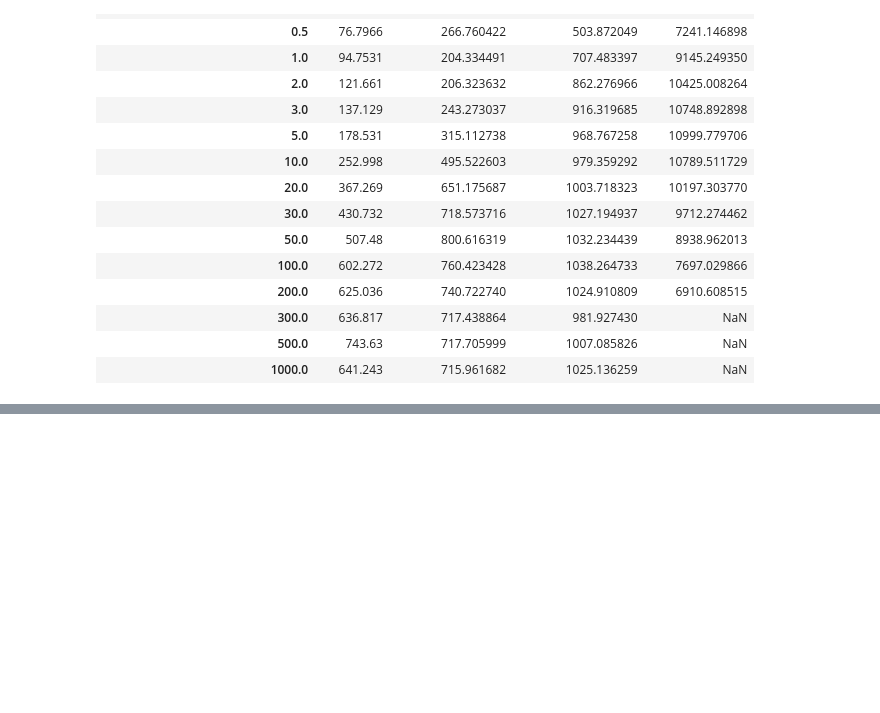
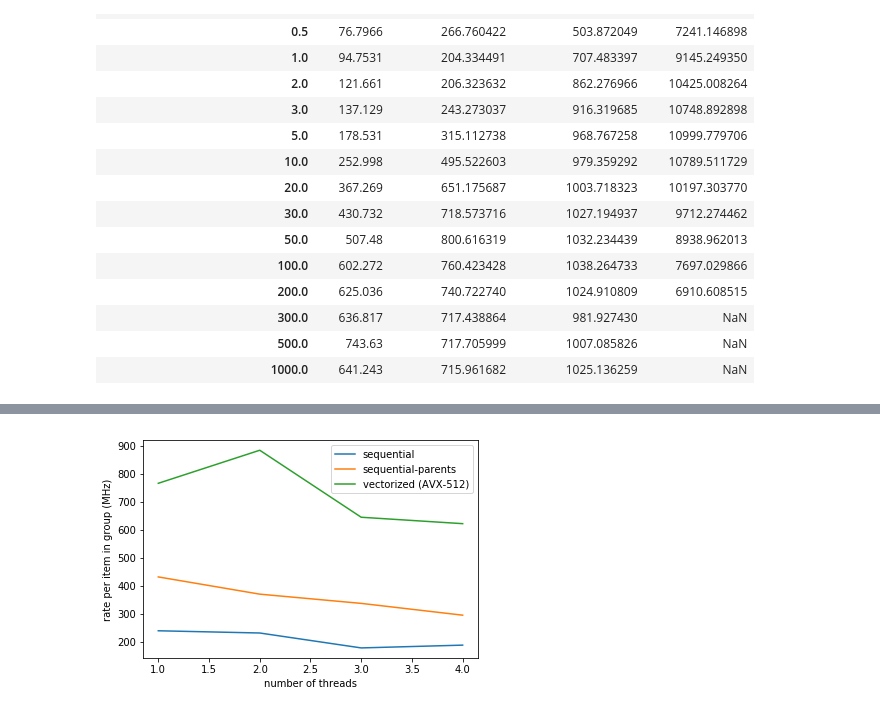
Before and after one commit to jpivarski/jupyter-performance-studies, a Jupyter notebook: 2018-09-10-jagged-reduction.ipynb, the cells around one changed output, grey strips where cells are left out. Saved outputs shown, nothing was run; the diff lists cells and outputs as text; code cells hidden in the pictures; blank space fills up the shorter version.

```diff
--- a/2018-09-10-jagged-reduction.ipynb
+++ b/2018-09-10-jagged-reduction.ipynb
@@ -760,0 +868,6 @@ max_rates
+# %%
+x = max_rates.plot()
+x.set_ylabel("rate per item in group (MHz)")
+x.get_figure().savefig("max_scaleup.svg")
+# %% [output]
+[figure, added]
```
Also changed, not shown: parts of 10 cells of this notebook.
